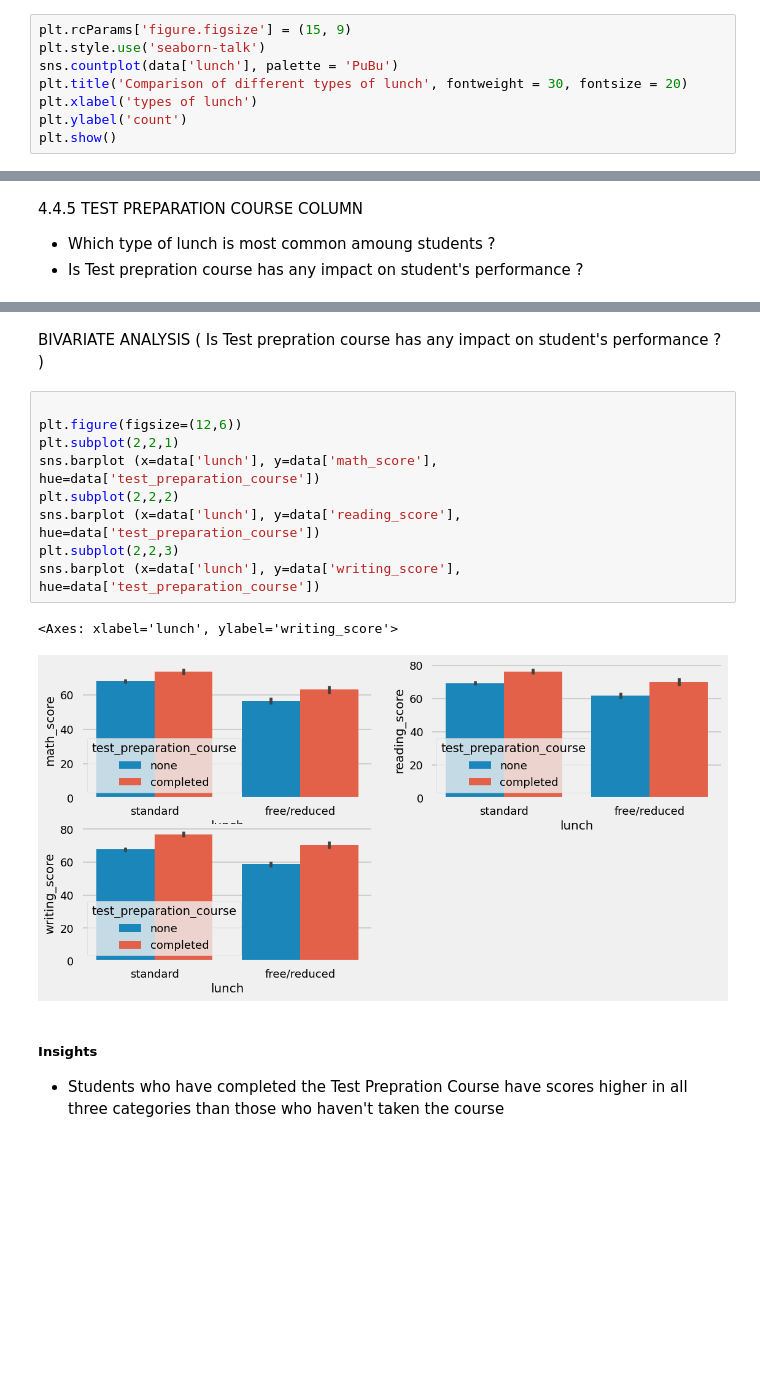
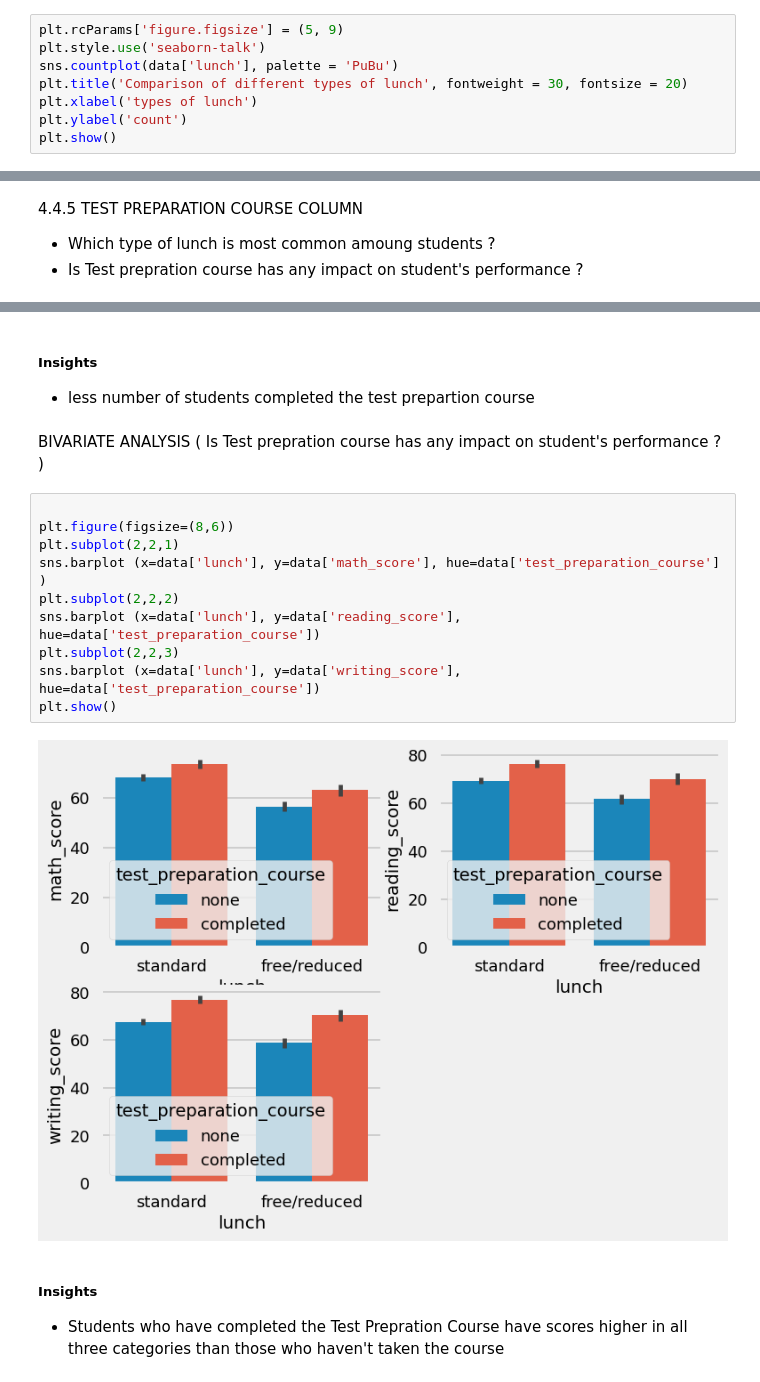
Before and after one commit to vamsi-renumala/ML_project, a Jupyter notebook: notebook/EDA STUDENT PERFORMANCE.ipynb, the cells around one changed output, grey strips where cells are left out. Cells and saved outputs as stored; diff of their text form; blank space fills up the shorter version.

```diff
--- a/notebook/EDA STUDENT PERFORMANCE.ipynb
+++ b/notebook/EDA STUDENT PERFORMANCE.ipynb
@@ -565,7 +574,7 @@ plt.show()
 - Which type of lunch is most common amoung students ?
 - What is the effect of lunch type on test results?
 # %%
-plt.rcParams['figure.figsize'] = (15, 9)
+plt.rcParams['figure.figsize'] = (5, 9)
 plt.style.use('seaborn-talk')
 sns.countplot(data['lunch'], palette = 'PuBu')
 plt.title('Comparison of different types of lunch', fontweight = 30, fontsize = 20)
@@ -602,17 +619,20 @@ for container in ax[1].containers:
+# %% [markdown]
+##### Insights
+- less number of students completed the test prepartion course
 # %% [markdown]
 BIVARIATE ANALYSIS ( Is Test prepration course has any impact on student's performance ? )
 # %%
 
-plt.figure(figsize=(12,6))
+plt.figure(figsize=(8,6))
 plt.subplot(2,2,1)
-sns.barplot (x=data['lunch'], y=data['math_score'], hue=data['test_preparation_course'])
+sns.barplot (x=data['lunch'], y=data['math_score'], hue=data['test_preparation_course'] )
 plt.subplot(2,2,2)
 sns.barplot (x=data['lunch'], y=data['reading_score'], hue=data['test_preparation_course'])
 plt.subplot(2,2,3)
 sns.barplot (x=data['lunch'], y=data['writing_score'], hue=data['test_preparation_course'])
+plt.show()
 # %% [output]
-<Axes: xlabel='lunch', ylabel='writing_score'>
-[figure, old version]
+[figure, new version]
 # %% [markdown]
 ##### Insights
 - Students who have completed the Test Prepration Course have scores higher in all three categories than those who haven't taken the course
```
Also changed, not shown: parts of 8 cells of this notebook, 6 other files.
